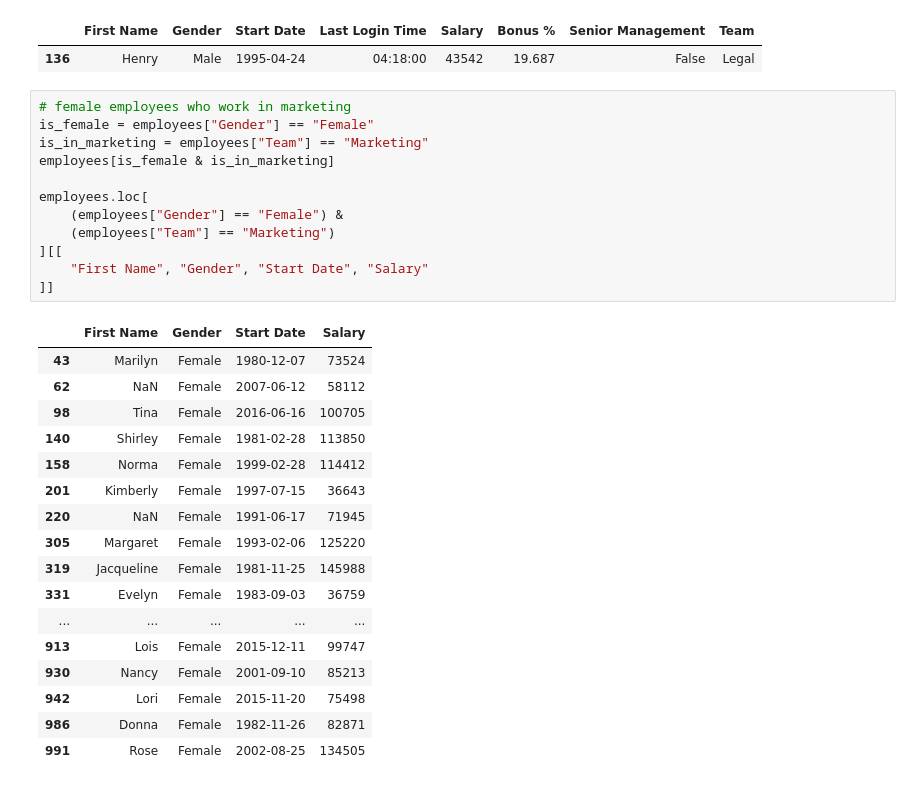
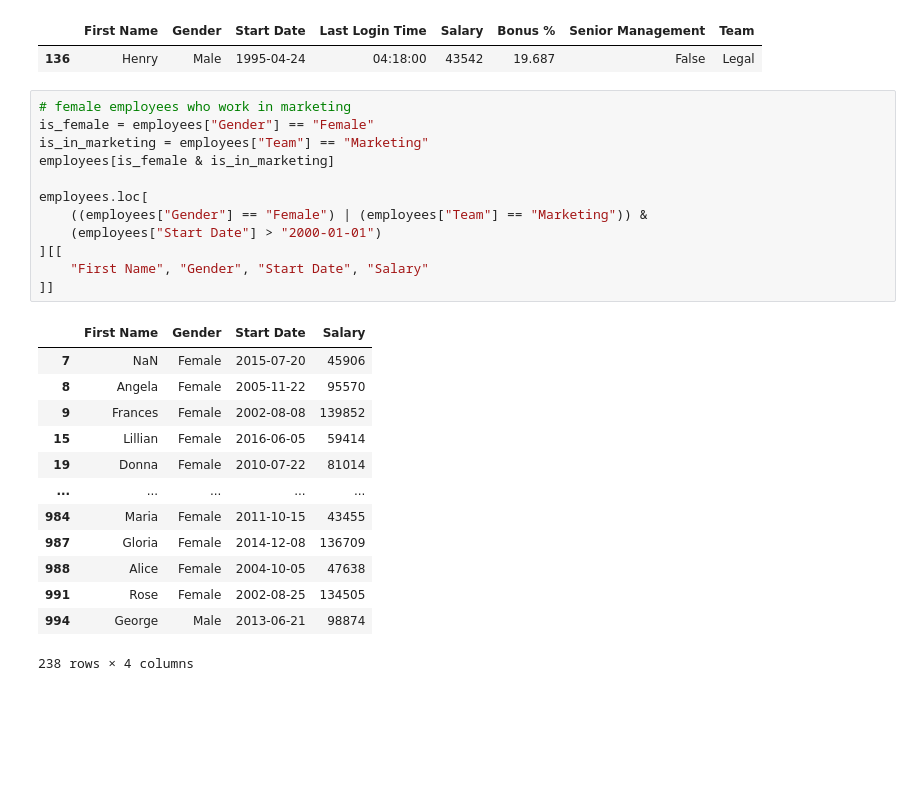
Before and after one commit to matthewwithers/Data-Science, a Jupyter notebook: Data Analysis with Pandas/Workbooks/Dataframes/07312025.ipynb, the cells around one changed output. Saved outputs shown, nothing was run; the diff lists cells and outputs as text; blank space fills up the shorter version.

```diff
--- a/Data Analysis with Pandas/Workbooks/Dataframes/07312025.ipynb
+++ b/Data Analysis with Pandas/Workbooks/Dataframes/07312025.ipynb
@@ -365,30 +365,26 @@ display(employees.loc[
 # %%
 # female employees who work in marketing
 is_female = employees["Gender"] == "Female"
 is_in_marketing = employees["Team"] == "Marketing"
 employees[is_female & is_in_marketing]
 
 employees.loc[
-    (employees["Gender"] == "Female") &
-    (employees["Team"] == "Marketing")
+    ((employees["Gender"] == "Female") | (employees["Team"] == "Marketing")) &
+    (employees["Start Date"] > "2000-01-01")
 ][[
     "First Name", "Gender", "Start Date", "Salary"
 ]]
 # %% [output]
 |  | First Name | Gender | Start Date | Salary |
-| 43 | Marilyn | Female | 1980-12-07 | 73524 |
-| 62 | NaN | Female | 2007-06-12 | 58112 |
-| 98 | Tina | Female | 2016-06-16 | 100705 |
-| 140 | Shirley | Female | 1981-02-28 | 113850 |
-| 158 | Norma | Female | 1999-02-28 | 114412 |
-| 201 | Kimberly | Female | 1997-07-15 | 36643 |
-| 220 | NaN | Female | 1991-06-17 | 71945 |
-| 305 | Margaret | Female | 1993-02-06 | 125220 |
-| 319 | Jacqueline | Female | 1981-11-25 | 145988 |
-| 331 | Evelyn | Female | 1983-09-03 | 36759 |
+| 7 | NaN | Female | 2015-07-20 | 45906 |
+| 8 | Angela | Female | 2005-11-22 | 95570 |
+| 9 | Frances | Female | 2002-08-08 | 139852 |
+| 15 | Lillian | Female | 2016-06-05 | 59414 |
+| 19 | Donna | Female | 2010-07-22 | 81014 |
 | ... | ... | ... | ... | ... |
-| 913 | Lois | Female | 2015-12-11 | 99747 |
-| 930 | Nancy | Female | 2001-09-10 | 85213 |
-| 942 | Lori | Female | 2015-11-20 | 75498 |
-| 986 | Donna | Female | 1982-11-26 | 82871 |
+| 984 | Maria | Female | 2011-10-15 | 43455 |
+| 987 | Gloria | Female | 2014-12-08 | 136709 |
+| 988 | Alice | Female | 2004-10-05 | 47638 |
 | 991 | Rose | Female | 2002-08-25 | 134505 |
+| 994 | George | Male | 2013-06-21 | 98874 |
+238 rows × 4 columns
```
Also changed, not shown: parts of 8 cells of this notebook.
